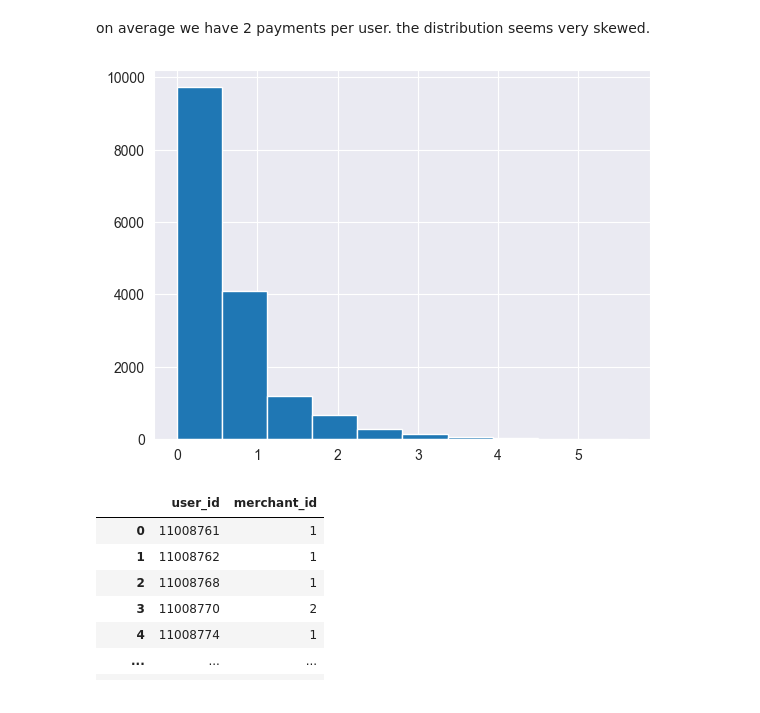
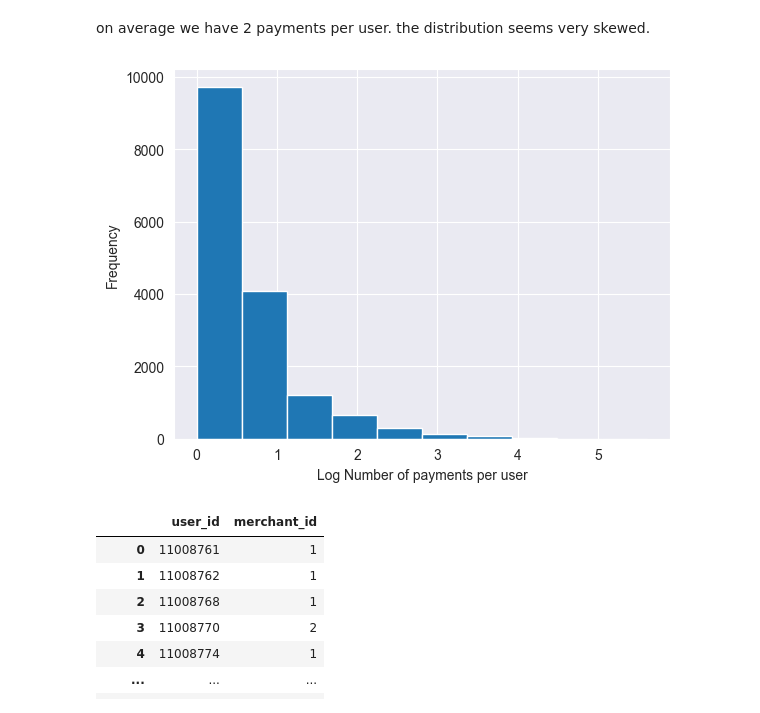
Before and after one commit to gioiablayer96/data-wizard-gioia, a Jupyter notebook: Home_Assignments/Nuvei_home_assignment/nuvei_home_assignment_gioia_blayer.ipynb, the cells around one changed output. Cells and saved outputs as stored; diff of their text form; code cells hidden in the pictures.

```diff
--- a/Home_Assignments/Nuvei_home_assignment/nuvei_home_assignment_gioia_blayer.ipynb
+++ b/Home_Assignments/Nuvei_home_assignment/nuvei_home_assignment_gioia_blayer.ipynb
@@ -167,9 +167,11 @@ Name: user_id, Length: 41321, dtype: int64
 on average we have 2 payments per user. the distribution seems very skewed.
 # %%
 plt.hist(np.log(df.groupby(['user_id'])['payment_id'].nunique())) # using log to tackle skewness for better visualization
+plt.xlabel('Log Number of payments per user')
+plt.ylabel('Frequency')
 plt.show()
 # %% [output]
-[figure, old version]
+[figure, new version]
 # %%
 # how many merchant_id do you have per user_id and payment_id
 merchants_per_user = df.groupby(['user_id'], as_index=False)['merchant_id'].nunique() # for each user we can have up to 6 merchants
```
Also changed, not shown: parts of 20 cells of this notebook.
